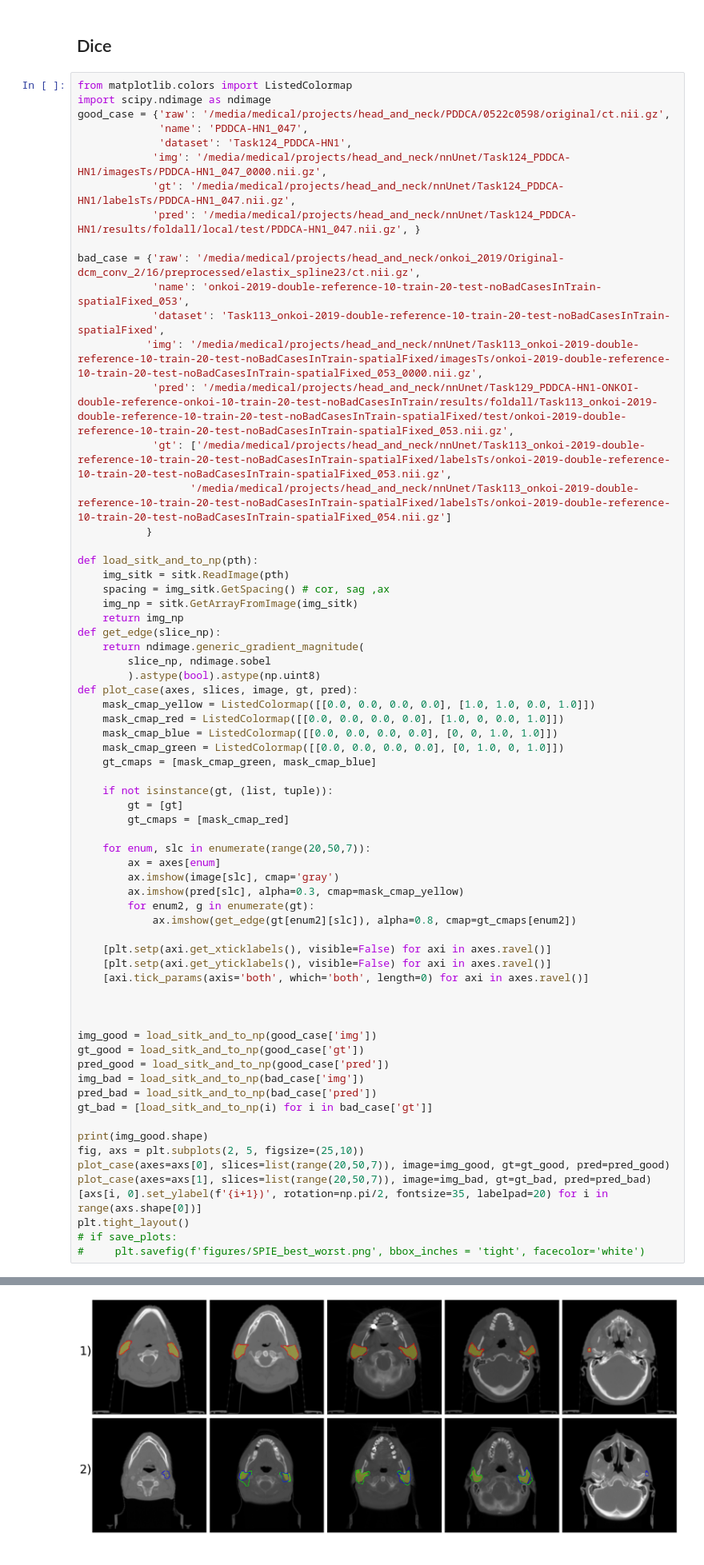
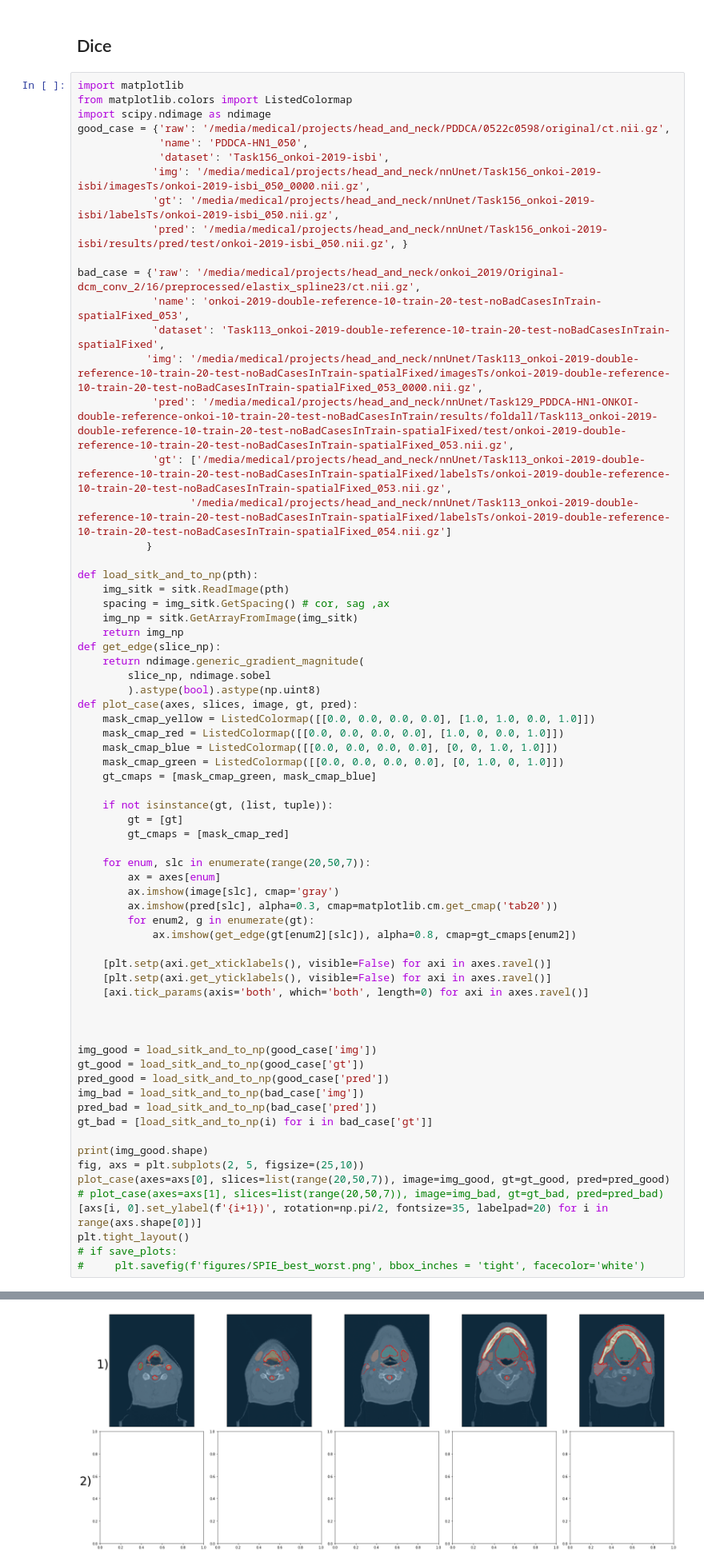
Before and after one commit to gasperpodobnik/nnUNet, a Jupyter notebook: nnunet/results/ISBI_plots.ipynb, the cells around one changed output, grey strips where cells are left out. Shown at 80% size. Drawn from its saved outputs; the diff is of its cells as text.

Commit message:
isbi abstract late commit

```diff
--- a/nnunet/results/ISBI_plots.ipynb
+++ b/nnunet/results/ISBI_plots.ipynb
@@ -304,14 +322,15 @@ tuple(combinations[0].keys())
 # %% [markdown]
 ## Dice
 # %%
+import matplotlib
 from matplotlib.colors import ListedColormap
 import scipy.ndimage as ndimage
 good_case = {'raw': '/media/medical/projects/head_and_neck/PDDCA/0522c0598/original/ct.nii.gz',
-             'name': 'PDDCA-HN1_047',
-             'dataset': 'Task124_PDDCA-HN1',
-            'img': '/media/medical/projects/head_and_neck/nnUnet/Task124_PDDCA-HN1/imagesTs/PDDCA-HN1_047_0000.nii.gz',
-            'gt': '/media/medical/projects/head_and_neck/nnUnet/Task124_PDDCA-HN1/labelsTs/PDDCA-HN1_047.nii.gz',
-            'pred': '/media/medical/projects/head_and_neck/nnUnet/Task124_PDDCA-HN1/results/foldall/local/test/PDDCA-HN1_047.nii.gz', }
+             'name': 'PDDCA-HN1_050',
+             'dataset': 'Task156_onkoi-2019-isbi',
+            'img': '/media/medical/projects/head_and_neck/nnUnet/Task156_onkoi-2019-isbi/imagesTs/onkoi-2019-isbi_050_0000.nii.gz',
+            'gt': '/media/medical/projects/head_and_neck/nnUnet/Task156_onkoi-2019-isbi/labelsTs/onkoi-2019-isbi_050.nii.gz',
+            'pred': '/media/medical/projects/head_and_neck/nnUnet/Task156_onkoi-2019-isbi/results/pred/test/onkoi-2019-isbi_050.nii.gz', }
 
 bad_case = {'raw': '/media/medical/projects/head_and_neck/onkoi_2019/Original-dcm_conv_2/16/preprocessed/elastix_spline23/ct.nii.gz',
             'name': 'onkoi-2019-double-reference-10-train-20-test-noBadCasesInTrain-spatialFixed_053',
@@ -345,7 +364,7 @@ def plot_case(axes, slices, image, gt, pred):
     for enum, slc in enumerate(range(20,50,7)):
         ax = axes[enum]
         ax.imshow(image[slc], cmap='gray')
-        ax.imshow(pred[slc], alpha=0.3, cmap=mask_cmap_yellow)
+        ax.imshow(pred[slc], alpha=0.3, cmap=matplotlib.cm.get_cmap('tab20'))
         for enum2, g in enumerate(gt):
             ax.imshow(get_edge(gt[enum2][slc]), alpha=0.8, cmap=gt_cmaps[enum2])
 
@@ -365,7 +384,7 @@ gt_bad = [load_sitk_and_to_np(i) for i in bad_case['gt']]
 print(img_good.shape)
 fig, axs = plt.subplots(2, 5, figsize=(25,10))
 plot_case(axes=axs[0], slices=list(range(20,50,7)), image=img_good, gt=gt_good, pred=pred_good)
-plot_case(axes=axs[1], slices=list(range(20,50,7)), image=img_bad, gt=gt_bad, pred=pred_bad)
+# plot_case(axes=axs[1], slices=list(range(20,50,7)), image=img_bad, gt=gt_bad, pred=pred_bad)
 [axs[i, 0].set_ylabel(f'{i+1})', rotation=np.pi/2, fontsize=35, labelpad=20) for i in range(axs.shape[0])]
 plt.tight_layout()
 # if save_plots:
@@ -375,4 +394,4 @@ plt.tight_layout()
-[figure, old version]
+[figure, new version]
 # %%
 a = np.round(np.random.rand(3, 4)).astype(bool)*False
 print(a)
```
Also changed, not shown: parts of 20 cells of this notebook, 3 other files.
